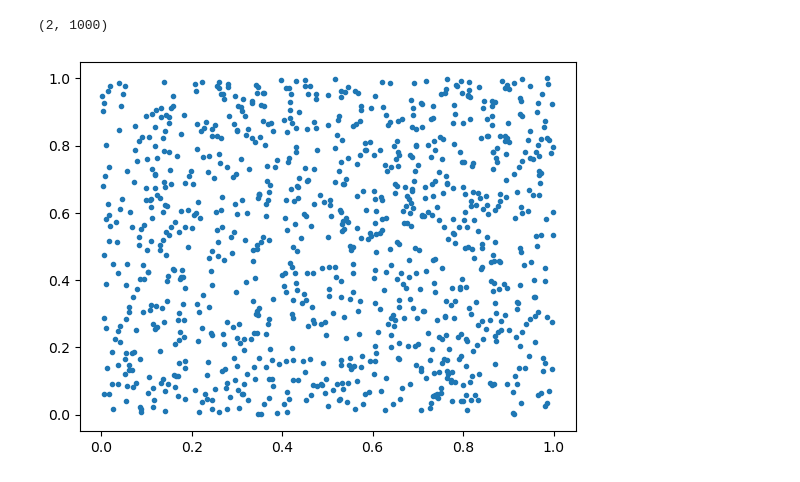
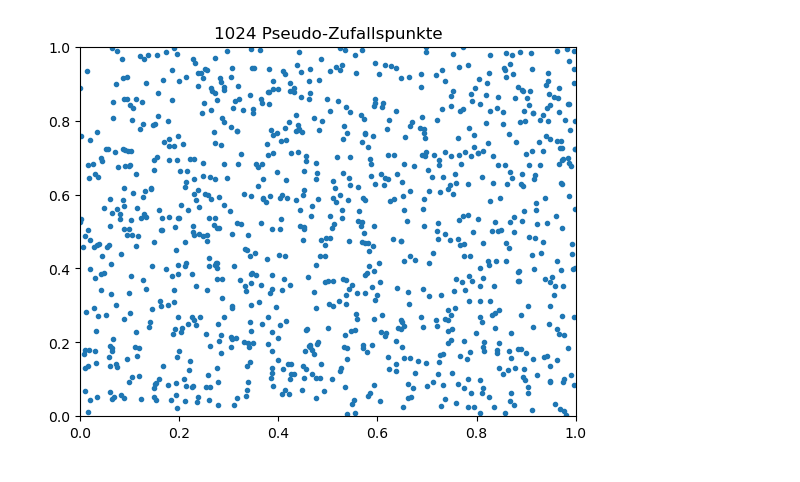
Before and after one commit to fabiangothe/Bachelor-thesis, a Jupyter notebook: comparison_pseudorandom.ipynb, the cells around one changed output. Drawn from its saved outputs; the diff is of its cells as text; code cells hidden in the pictures.

```diff
--- a/comparison_pseudorandom.ipynb
+++ b/comparison_pseudorandom.ipynb
@@ -6,9 +4,12 @@ samples = np.random.uniform(0,1,(2,1000))
-# %%
-np.shape(samples)
-# %% [output]
-(2, 1000)
+# %%
+rng = np.random.default_rng()
+samples = rng.random(size=(1024, 2))
 # %%
-plt.plot(samples[0,:], samples[1,:],'.')
+plt.plot(samples[:,0], samples[:,1],'.')
+plt.title("1024 Pseudo-Zufallspunkte")
+plt.xlim([0, 1])
+plt.ylim([0, 1])
+plt.savefig('comparison_prng_plot.png', dpi=300)
 plt.show()
 # %% [output]
-[figure, old version]
+[figure, new version]
```
Also changed, not shown: parts of 1 cell of this notebook, 4 other files.
